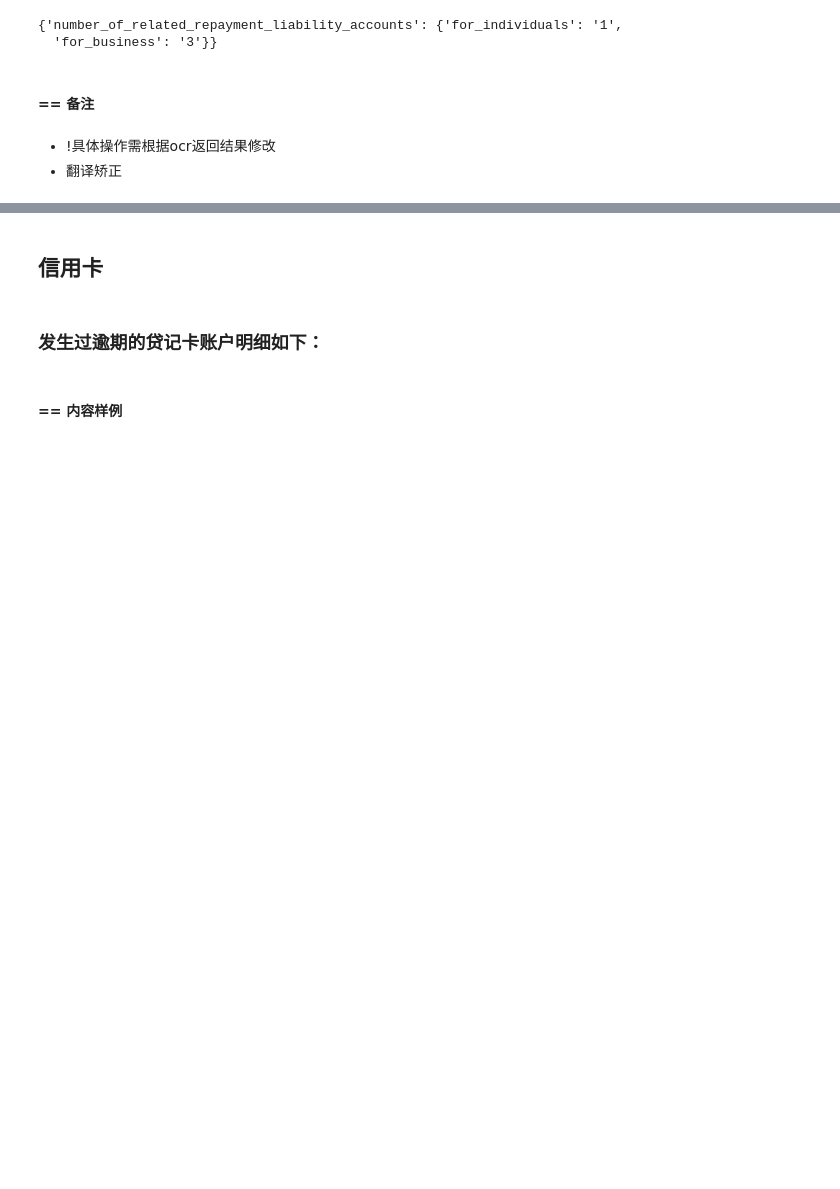
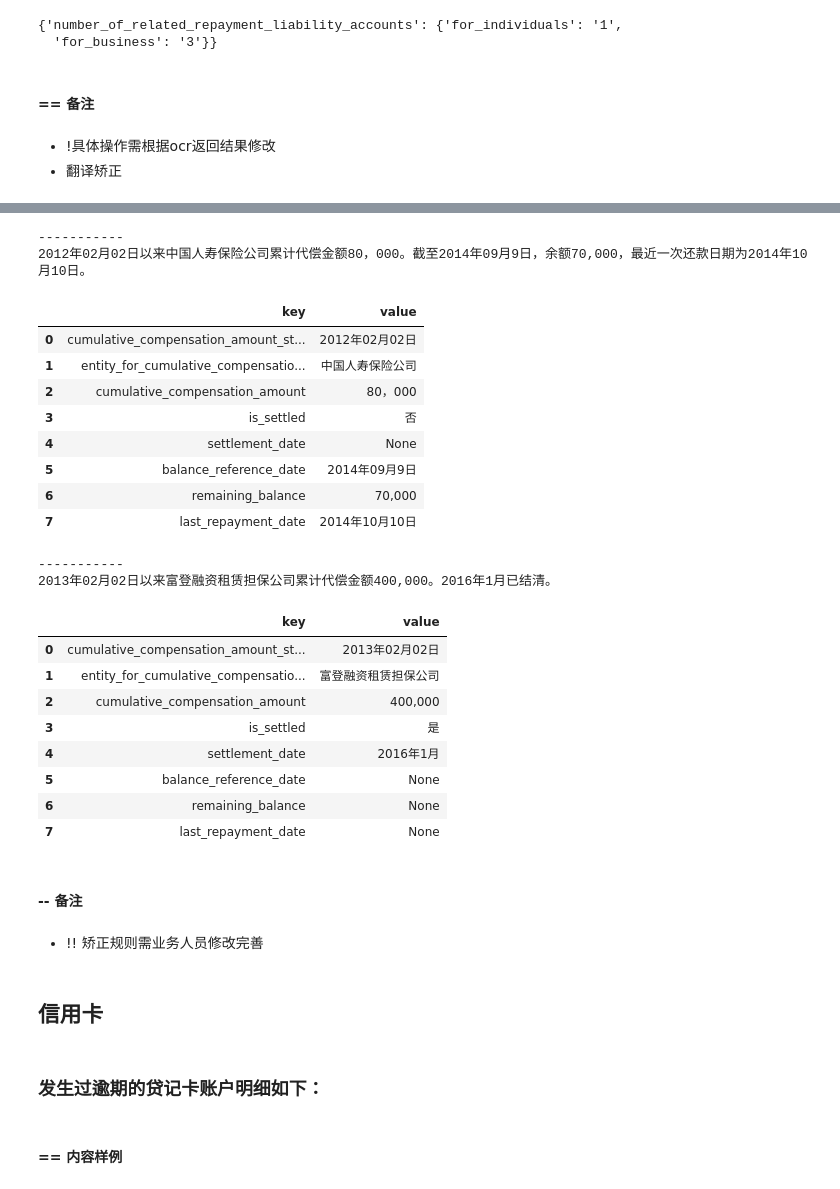
Before and after one commit to Arnoldzyf/knowledge_extraction_from_credit_reports, a Jupyter notebook: 4_简版方案.ipynb, the cells around one changed output, grey strips where cells are left out. Saved outputs shown, nothing was run; the diff lists cells and outputs as text; code cells hidden in the pictures; blank space fills up the shorter version.

```diff
--- a/4_简版方案.ipynb
+++ b/4_简版方案.ipynb
@@ -545,3 +676,67 @@ table_3_info
+# %%
+""" 人工矫正抽取信息 """
+def dkxx_result_fixing(case, result):
+    '''
+    矫正逻辑：
+        1. 若含有“已结清”：
+            是否已结清：是
+            余额截至日期：None
+            余额数目: None
+        2. 若不含有“已结清”：
+            是否已结清：否
+            结清日期：None
+    '''
+    case = case.replace(" ", "")  ## 删空格
+
+    if '已结清' in case:
+        result["是否已结清"] = '是'
+        result["余额截至日期"] = None
+        result["余额截至日期"] = None
+        result["余额数目"] = None
+    else:
+        result["是否已结清"] = '否'
+        result["结清日期"] = None
+
+    return result
+# %%
+for case in dkxx_cases:
+    ## 模型提取
+    result = extract_info_from_taskflow(task=dkxx_ie, case=case, schema=dkxx_schema)
+    ## 结果矫正
+    result = dkxx_result_fixing(case, result)
+    ## key值转英文
+    result = {key_2_English(k):v for k,v in result.items()}
+    ## 结果展示
+    print("-----------")
+    print(case)
+    display(pd.DataFrame(list(result.items()), columns=['key', 'value']))
+# %% [output]
+-----------
+2012年02月02日以来中国人寿保险公司累计代偿金额80，000。截至2014年09月9日，余额70,000，最近一次还款日期为2014年10月10日。
+|  | key | value |
+| 0 | cumulative_compensation_amount_st... | 2012年02月02日 |
+| 1 | entity_for_cumulative_compensatio... | 中国人寿保险公司 |
+| 2 | cumulative_compensation_amount | 80，000 |
+| 3 | is_settled | 否 |
+| 4 | settlement_date | None |
+| 5 | balance_reference_date | 2014年09月9日 |
+| 6 | remaining_balance | 70,000 |
+| 7 | last_repayment_date | 2014年10月10日 |
+-----------
+2013年02月02日以来富登融资租赁担保公司累计代偿金额400,000。2016年1月已结清。
+|  | key | value |
+| 0 | cumulative_compensation_amount_st... | 2013年02月02日 |
+| 1 | entity_for_cumulative_compensatio... | 富登融资租赁担保公司 |
+| 2 | cumulative_compensation_amount | 400,000 |
+| 3 | is_settled | 是 |
+| 4 | settlement_date | 2016年1月 |
+| 5 | balance_reference_date | None |
+| 6 | remaining_balance | None |
+| 7 | last_repayment_date | None |
+# %% [markdown]
+#### -- 备注
+# %% [markdown]
+- !! 矫正规则需业务人员修改完善
 # %% [markdown]
 ## 信用卡
 # %% [markdown]
```
Also changed, not shown: parts of 69 cells of this notebook, 3 other files.
